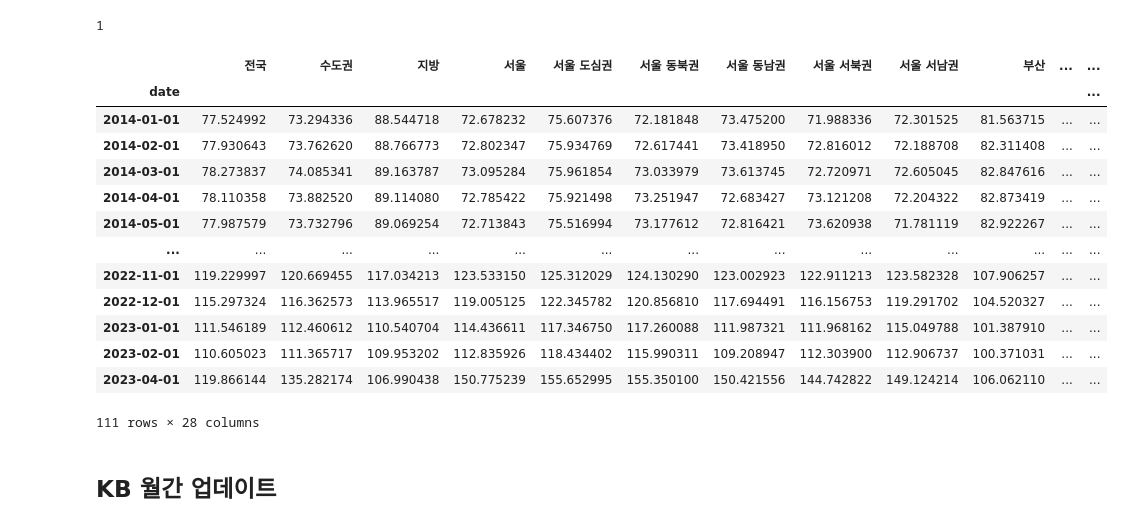
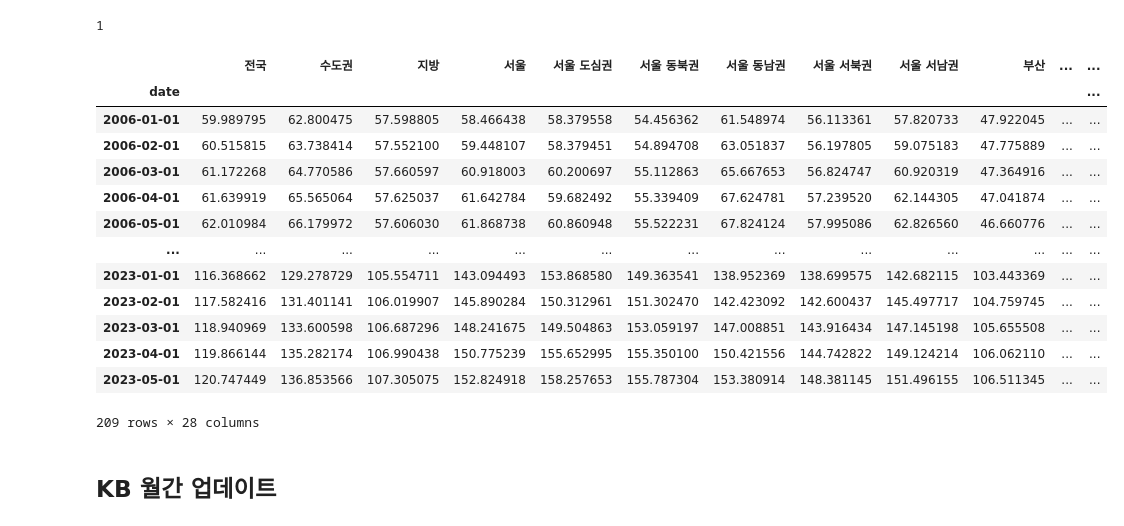
Before and after one commit to sizipusx/fundamental, a Jupyter notebook: jupyterlab/월간 부동산 업데이트.ipynb, the cells around one changed output. Saved outputs shown, nothing was run; the diff lists cells and outputs as text; code cells hidden in the pictures.

```diff
--- a/jupyterlab/월간 부동산 업데이트.ipynb
+++ b/jupyterlab/월간 부동산 업데이트.ipynb
@@ -90,22 +92,22 @@ jlast_row.to_sql("rjeon", one_conn, if_exists="append")
 # %%
 omt = pd.read_sql("SELECT * FROM rmae", one_conn, index_col='date', parse_dates={'date', "%Y-%m-%d"})
 ojt = pd.read_sql("SELECT * FROM rjeon", one_conn, index_col='date', parse_dates={'date', "%Y-%m-%d"})
-ojt
+omt
 # %% [output]
 |  | 전국 | 수도권 | 지방 | 서울 | 서울 도심권 | 서울 동북권 | 서울 동남권 | 서울 서북권 | 서울 서남권 | 부산 | ... | ... |
 | date |  |  |  |  |  |  |  |  |  |  |  | ... |
-| 2014-01-01 | 77.524992 | 73.294336 | 88.544718 | 72.678232 | 75.607376 | 72.181848 | 73.475200 | 71.988336 | 72.301525 | 81.563715 | ... | ... |
-| 2014-02-01 | 77.930643 | 73.762620 | 88.766773 | 72.802347 | 75.934769 | 72.617441 | 73.418950 | 72.816012 | 72.188708 | 82.311408 | ... | ... |
-| 2014-03-01 | 78.273837 | 74.085341 | 89.163787 | 73.095284 | 75.961854 | 73.033979 | 73.613745 | 72.720971 | 72.605045 | 82.847616 | ... | ... |
-| 2014-04-01 | 78.110358 | 73.882520 | 89.114080 | 72.785422 | 75.921498 | 73.251947 | 72.683427 | 73.121208 | 72.204322 | 82.873419 | ... | ... |
-| 2014-05-01 | 77.987579 | 73.732796 | 89.069254 | 72.713843 | 75.516994 | 73.177612 | 72.816421 | 73.620938 | 71.781119 | 82.922267 | ... | ... |
+| 2006-01-01 | 59.989795 | 62.800475 | 57.598805 | 58.466438 | 58.379558 | 54.456362 | 61.548974 | 56.113361 | 57.820733 | 47.922045 | ... | ... |
+| 2006-02-01 | 60.515815 | 63.738414 | 57.552100 | 59.448107 | 58.379451 | 54.894708 | 63.051837 | 56.197805 | 59.075183 | 47.775889 | ... | ... |
+| 2006-03-01 | 61.172268 | 64.770586 | 57.660597 | 60.918003 | 60.200697 | 55.112863 | 65.667653 | 56.824747 | 60.920319 | 47.364916 | ... | ... |
+| 2006-04-01 | 61.639919 | 65.565064 | 57.625037 | 61.642784 | 59.682492 | 55.339409 | 67.624781 | 57.239520 | 62.144305 | 47.041874 | ... | ... |
+| 2006-05-01 | 62.010984 | 66.179972 | 57.606030 | 61.868738 | 60.860948 | 55.522231 | 67.824124 | 57.995086 | 62.826560 | 46.660776 | ... | ... |
 | ... | ... | ... | ... | ... | ... | ... | ... | ... | ... | ... | ... | ... |
-| 2022-11-01 | 119.229997 | 120.669455 | 117.034213 | 123.533150 | 125.312029 | 124.130290 | 123.002923 | 122.911213 | 123.582328 | 107.906257 | ... | ... |
-| 2022-12-01 | 115.297324 | 116.362573 | 113.965517 | 119.005125 | 122.345782 | 120.856810 | 117.694491 | 116.156753 | 119.291702 | 104.520327 | ... | ... |
-| 2023-01-01 | 111.546189 | 112.460612 | 110.540704 | 114.436611 | 117.346750 | 117.260088 | 111.987321 | 111.968162 | 115.049788 | 101.387910 | ... | ... |
-| 2023-02-01 | 110.605023 | 111.365717 | 109.953202 | 112.835926 | 118.434402 | 115.990311 | 109.208947 | 112.303900 | 112.906737 | 100.371031 | ... | ... |
+| 2023-01-01 | 116.368662 | 129.278729 | 105.554711 | 143.094493 | 153.868580 | 149.363541 | 138.952369 | 138.699575 | 142.682115 | 103.443369 | ... | ... |
+| 2023-02-01 | 117.582416 | 131.401141 | 106.019907 | 145.890284 | 150.312961 | 151.302470 | 142.423092 | 142.600437 | 145.497717 | 104.759745 | ... | ... |
+| 2023-03-01 | 118.940969 | 133.600598 | 106.687296 | 148.241675 | 149.504863 | 153.059197 | 147.008851 | 143.916434 | 147.145198 | 105.655508 | ... | ... |
 | 2023-04-01 | 119.866144 | 135.282174 | 106.990438 | 150.775239 | 155.652995 | 155.350100 | 150.421556 | 144.742822 | 149.124214 | 106.062110 | ... | ... |
+| 2023-05-01 | 120.747449 | 136.853566 | 107.305075 | 152.824918 | 158.257653 | 155.787304 | 153.380914 | 148.381145 | 151.496155 | 106.511345 | ... | ... |
-111 rows × 28 columns
+209 rows × 28 columns
 # %% [markdown]
 ## KB 월간 업데이트
 # %%
```
Also changed, not shown: parts of 4 cells of this notebook, 1 other file.
